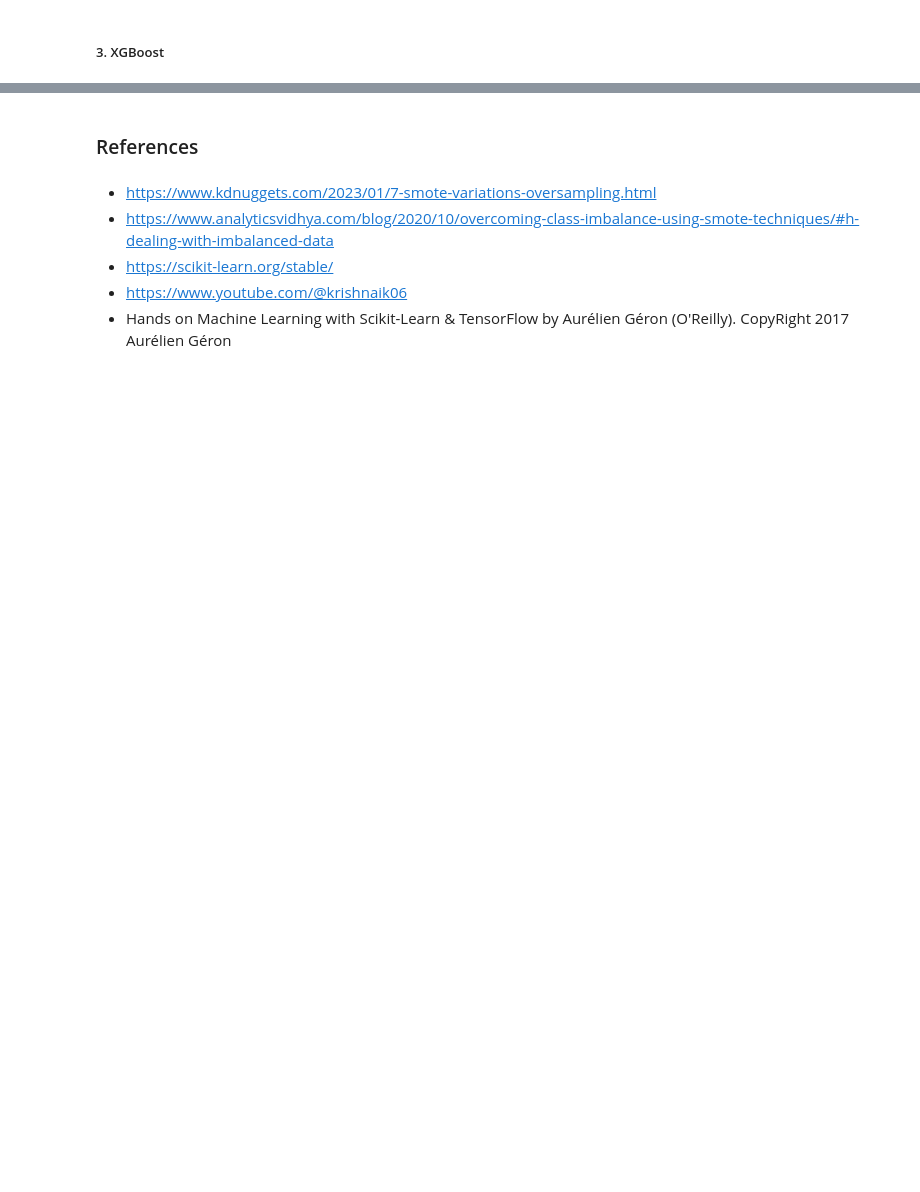
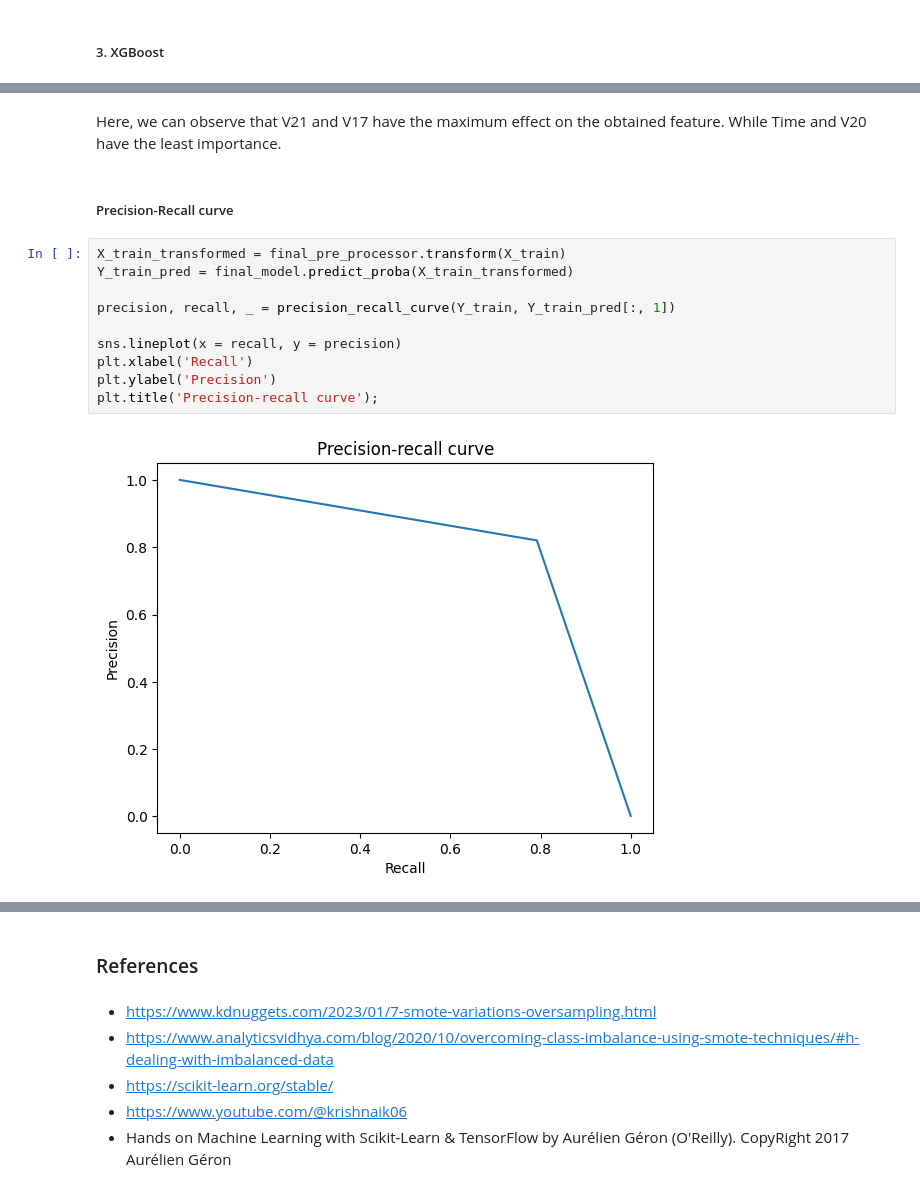
Before and after one commit to Sharma-Ayush/Credit-Card-Fraud-Detection, a Jupyter notebook: notebook/Predictive_Modeling.ipynb, the cells around one changed output, grey strips where cells are left out. Cells and saved outputs as stored; diff of their text form; blank space fills up the shorter version.

```diff
--- a/notebook/Predictive_Modeling.ipynb
+++ b/notebook/Predictive_Modeling.ipynb
@@ -1054,0 +1162,16 @@ As expected, the layers that the model needed is not too much but still the mode
+# %% [markdown]
+Here, we can observe that V21 and V17 have the maximum effect on the obtained feature. While Time and V20 have the least importance.
+# %% [markdown]
+##### Precision-Recall curve
+# %%
+X_train_transformed = final_pre_processor.transform(X_train)
+Y_train_pred = final_model.predict_proba(X_train_transformed)
+
+precision, recall, _ = precision_recall_curve(Y_train, Y_train_pred[:, 1])
+
+sns.lineplot(x = recall, y = precision)
+plt.xlabel('Recall')
+plt.ylabel('Precision')
+plt.title('Precision-recall curve');
+# %% [output]
+[figure, added]
```
Also changed, not shown: parts of 161 cells of this notebook.
